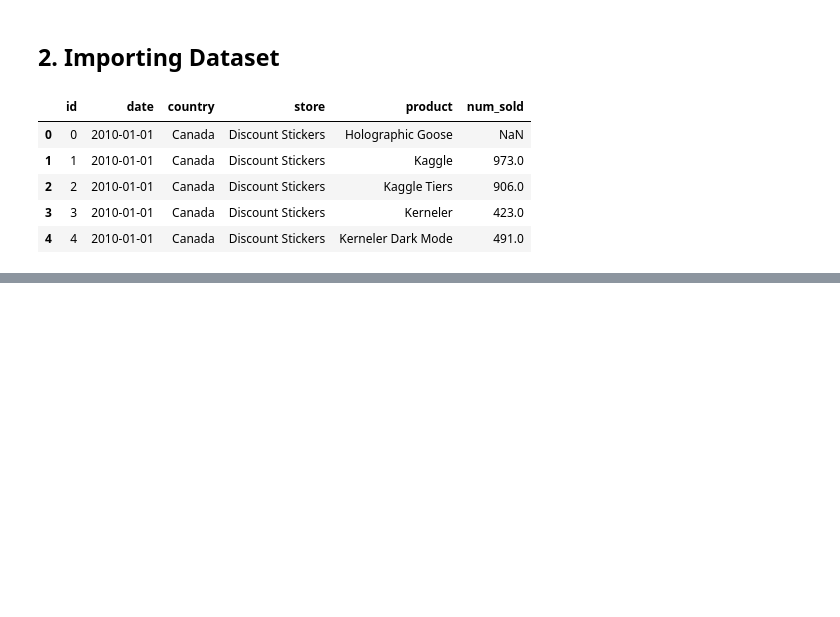
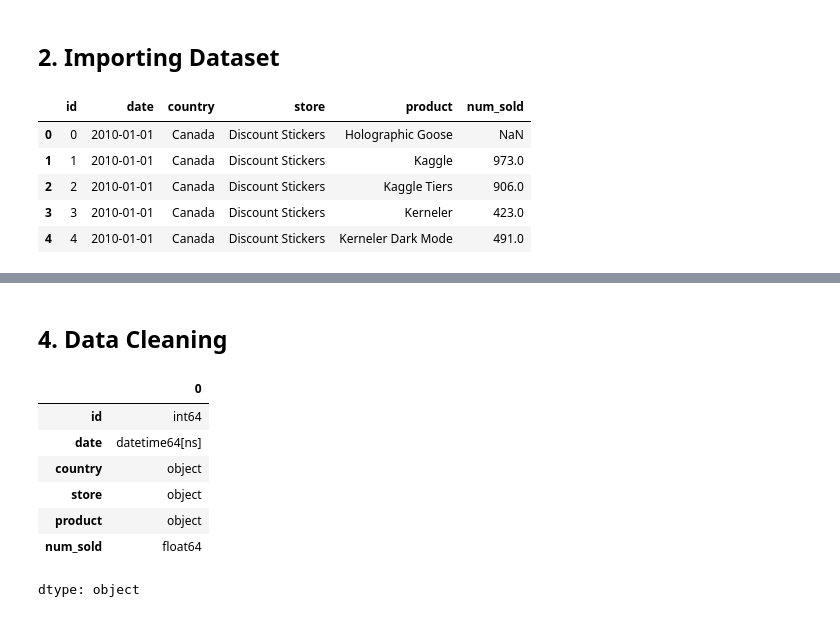
Before and after one commit to tselane2110/Forecasting-Sticker-Sales, a Jupyter notebook: StickerSalesForecasting.ipynb, the cells around one changed output, grey strips where cells are left out. Drawn from its saved outputs; the diff is of its cells as text; code cells hidden in the pictures; blank space fills up the shorter version.

```diff
--- a/StickerSalesForecasting.ipynb
+++ b/StickerSalesForecasting.ipynb
@@ -64,0 +136,16 @@ hello world!
+# %% [markdown]
+## 4. Data Cleaning
+# %%
+# fixing the datatype of the 'date' column
+df['date'] = pd.to_datetime(df['date'])
+# %%
+df.dtypes
+# %% [output]
+|  | 0 |
+| id | int64 |
+| date | datetime64[ns] |
+| country | object |
+| store | object |
+| product | object |
+| num_sold | float64 |
+dtype: object
```
Also changed, not shown: parts of 18 cells of this notebook.
